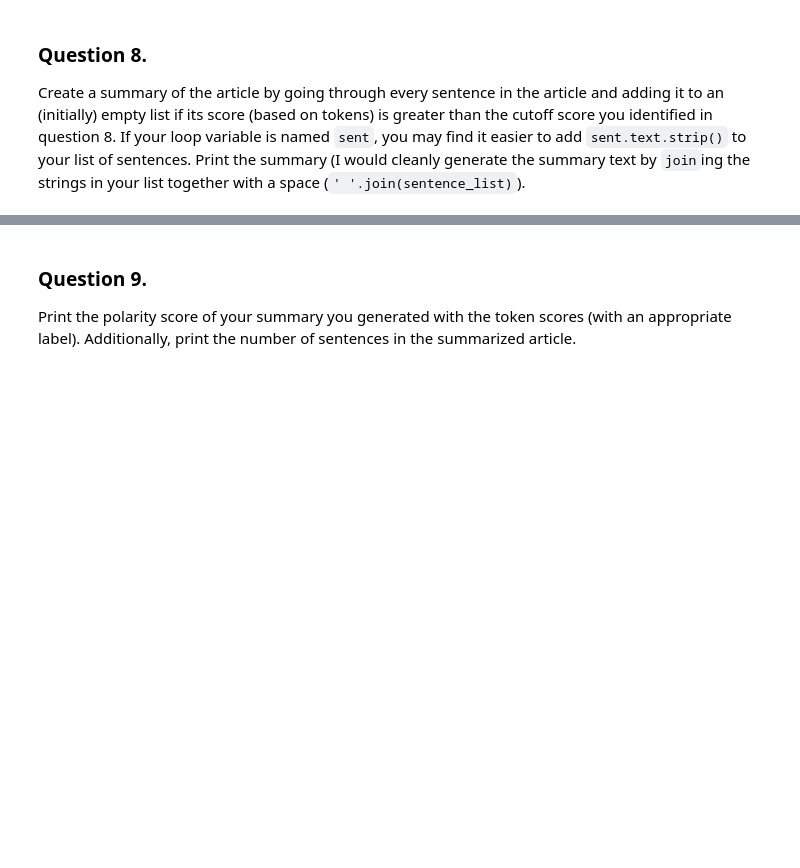
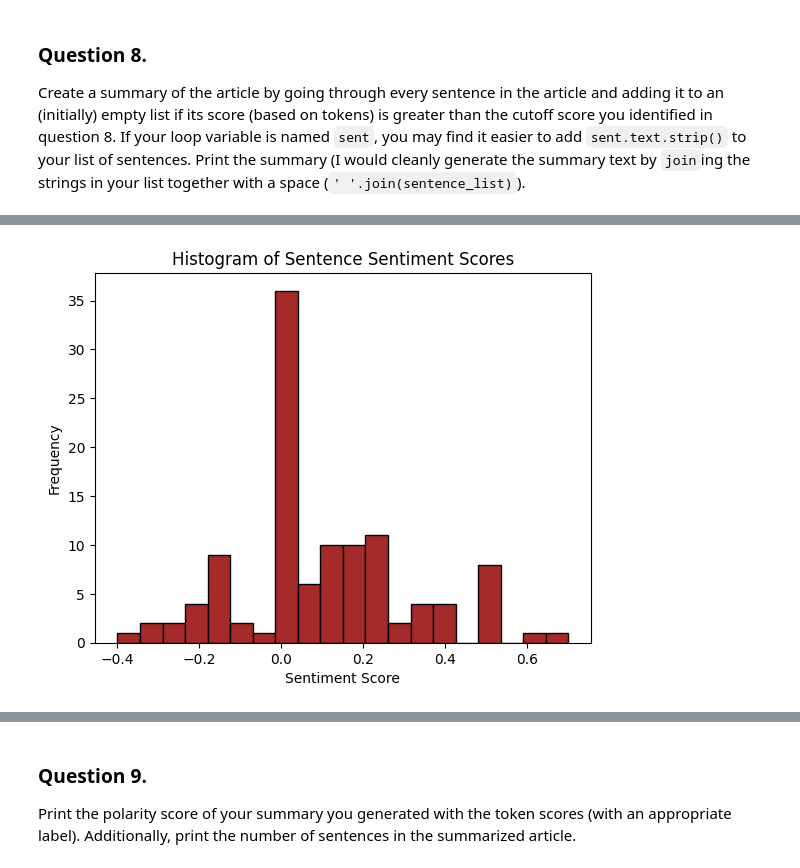
Before and after one commit to anjana-codes/webmin_07_project, a Jupyter notebook: article-summarizer.ipynb, the cells around one changed output, grey strips where cells are left out. Drawn from its saved outputs; the diff is of its cells as text; code cells hidden in the pictures; blank space fills up the shorter version.

```diff
--- a/article-summarizer.ipynb
+++ b/article-summarizer.ipynb
@@ -42,0 +336,86 @@ Create a summary of the article by going through every sentence in the article a
+# %%
+import requests
+from bs4 import BeautifulSoup
+import spacy
+from textblob import TextBlob
+import matplotlib.pyplot as plt
+
+# Load spaCy model
+nlp = spacy.load("en_core_web_sm")
+
+# Define the URL of the article
+url = 'https://gardenbetty.com/the-no-dig-vegetable-garden/'
+
+# Function to extract article text
+def get_article_text(url):
+    # Send the GET request to fetch the page content
+    response = requests.get(url)
+
+    # Parse the page content with BeautifulSoup
+    soup = BeautifulSoup(response.text, 'html.parser')
+
+    # Extract the main content of the article (adjusting for the actual structure)
+    article = soup.find('div', {'class': 'entry-content'})  # This class often contains the article body
+
+    if article:
+        # Return the cleaned text
+        return article.get_text(strip=True)
+    else:
+        return None
+
+# Extract the article text
+article_text = get_article_text(url)
+
+# Check if article text was successfully retrieved
+if article_text:
+    print("Article successfully retrieved!")
+else:
+    print("Article could not be retrieved.")
+
+# Now that we have the text, let's proceed with sentiment analysis using TextBlob
+blob = TextBlob(article_text)
+sentiment_polarity = blob.sentiment.polarity
+print(f"Sentiment polarity: {sentiment_polarity}")
+
+# Proceeding with spaCy for token analysis
+doc = nlp(article_text)
+
+# Find the most frequent tokens (converted to lower case)
+token_freq = {}
+for token in doc:
+    if not token.is_stop and not token.is_punct:
+        lemma = token.lemma_.lower()
+        if lemma in token_freq:
+            token_freq[lemma] += 1
+        else:
+            token_freq[lemma] = 1
+
+# Sort tokens by frequency and print the top 5
+sorted_tokens = sorted(token_freq.items(), key=lambda x: x[1], reverse=True)
+top_5_tokens = sorted_tokens[:5]
+print("\nTop 5 tokens and their frequencies:")
+for token, freq in top_5_tokens:
+    print(f"{token}: {freq}")
+
+# Now for sentiment score per sentence and the histogram (using tokens)
+sentence_scores = []
+for sent in doc.sents:
+    sentence_blob = TextBlob(sent.text)
+    sentence_scores.append(sentence_blob.sentiment.polarity)
+
+# Plot the histogram of sentence sentiment scores
+plt.hist(sentence_scores, bins=20, color='brown', edgecolor='black')
+plt.title('Histogram of Sentence Sentiment Scores')
+plt.xlabel('Sentiment Score')
+plt.ylabel('Frequency')
+plt.show()
+
+# Determine a cutoff score for selecting sentences based on token sentiment
+cutoff_score_tokens = 0.0  # You can adjust this based on the histogram
+selected_sentences = [sent.text.strip() for sent in doc.sents if TextBlob(sent.text).sentiment.polarity > cutoff_score_tokens]
+
+# Print the summary (selecting sentences based on the token sentiment)
+summary = ' '.join(selected_sentences)
+print("\nSummary based on sentiment scores (using tokens):")
+print(summary)
+# %% [output]
@@ -42,0 +431 @@ Create a summary of the article by going through every sentence in the article a
+[figure, added]
```
Also changed, not shown: parts of 14 cells of this notebook, 2 other files.
